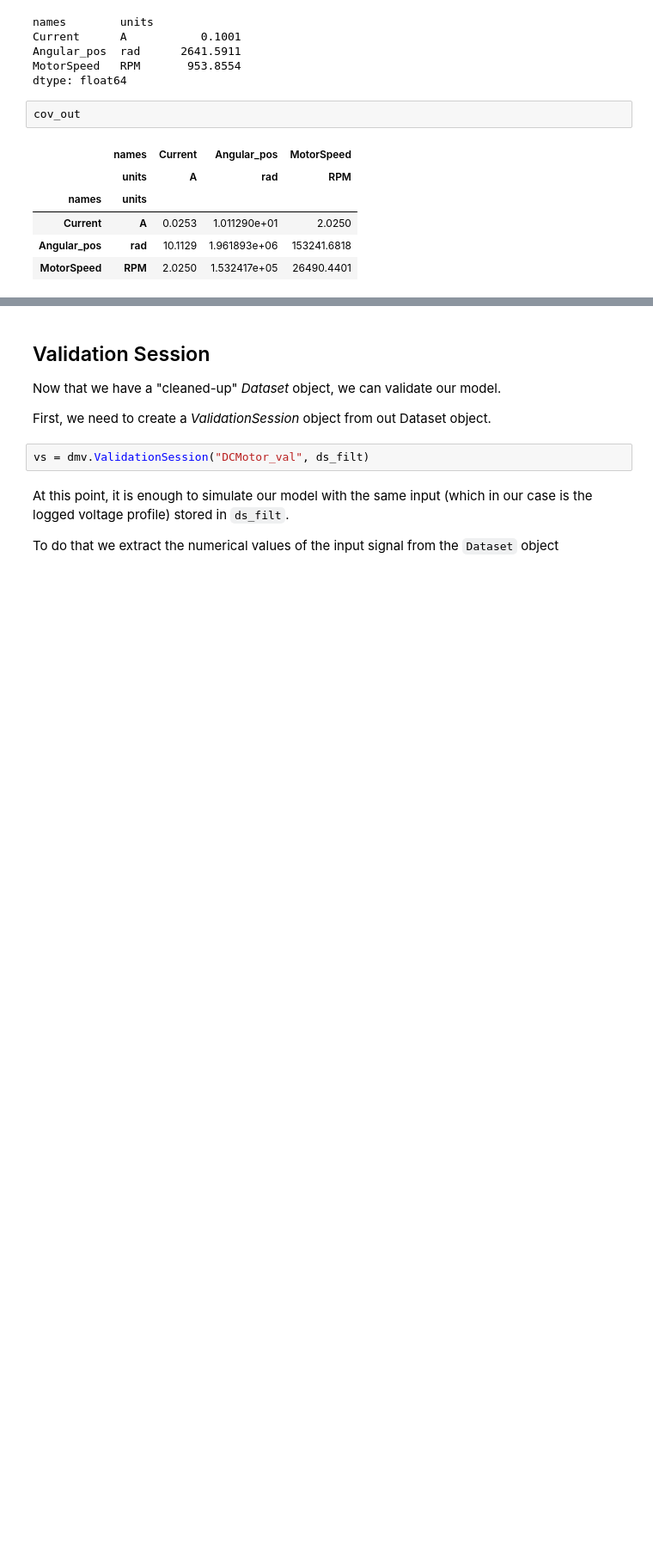
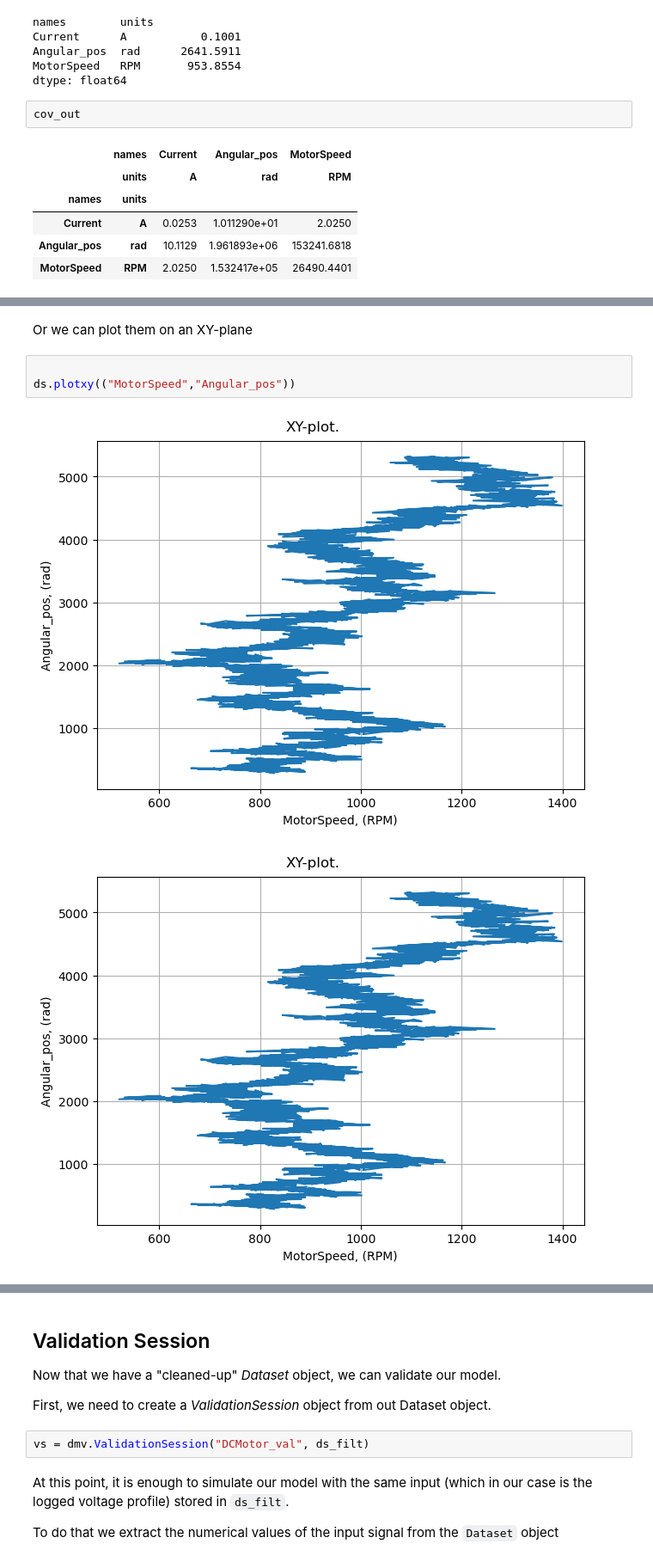
Before and after one commit to VolvoGroup/dymoval, a Jupyter notebook: scripts/tutorial.ipynb, the cells around one changed output, grey strips where cells are left out. Shown at 86% size. Drawn from its saved outputs; the diff is of its cells as text; blank space fills up the shorter version.

```diff
--- a/scripts/tutorial.ipynb
+++ b/scripts/tutorial.ipynb
@@ -181,0 +190,8 @@ See *dymoval*'s [documentation](https://volvogroup.github.io/dymoval/) to discov
+# %% [markdown]
+Or we can plot them on an XY-plane
+# %%
+
+ds.plotxy(("MotorSpeed","Angular_pos"))
+# %% [output]
+[figure, added]
+[figure, added]
```
Also changed, not shown: parts of 20 cells of this notebook, 10 other files.
